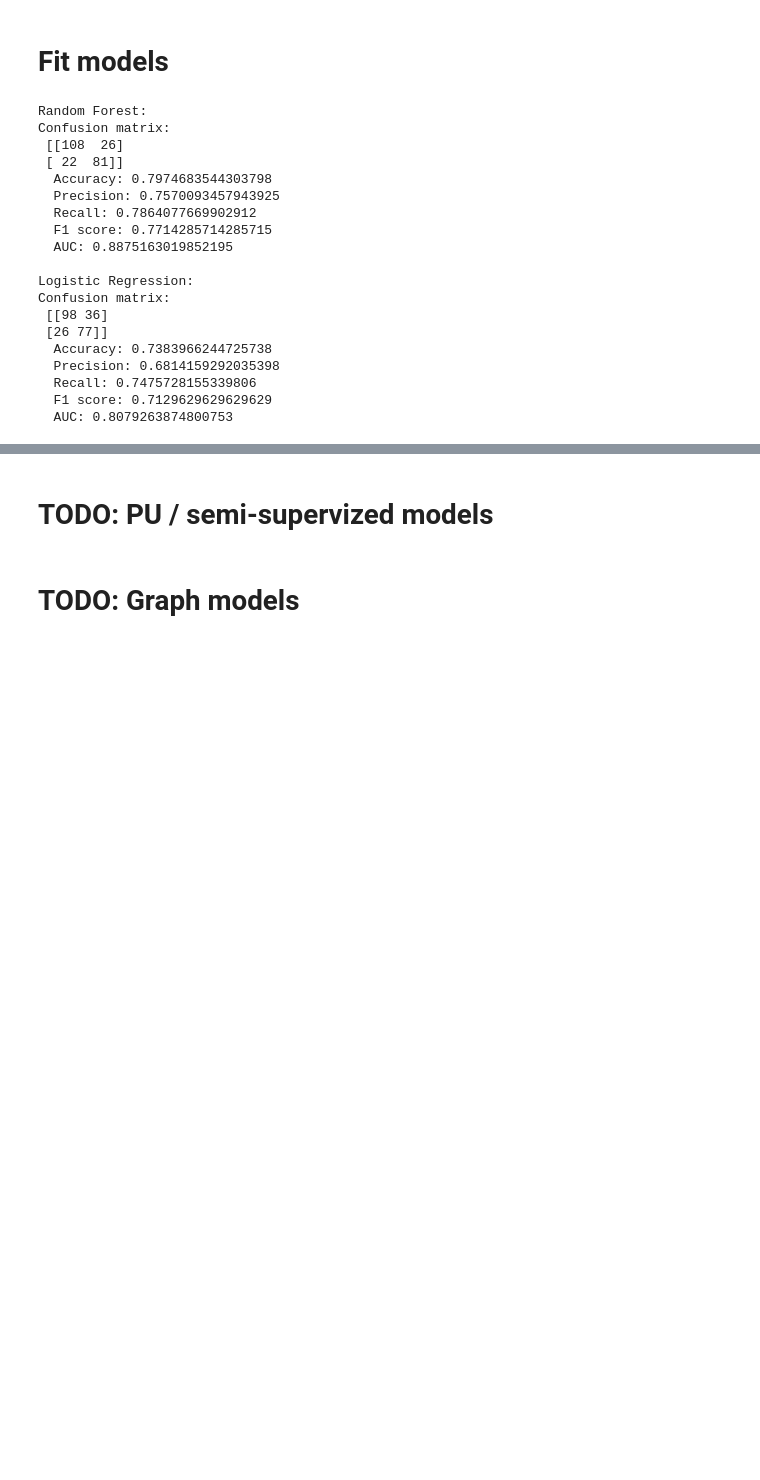
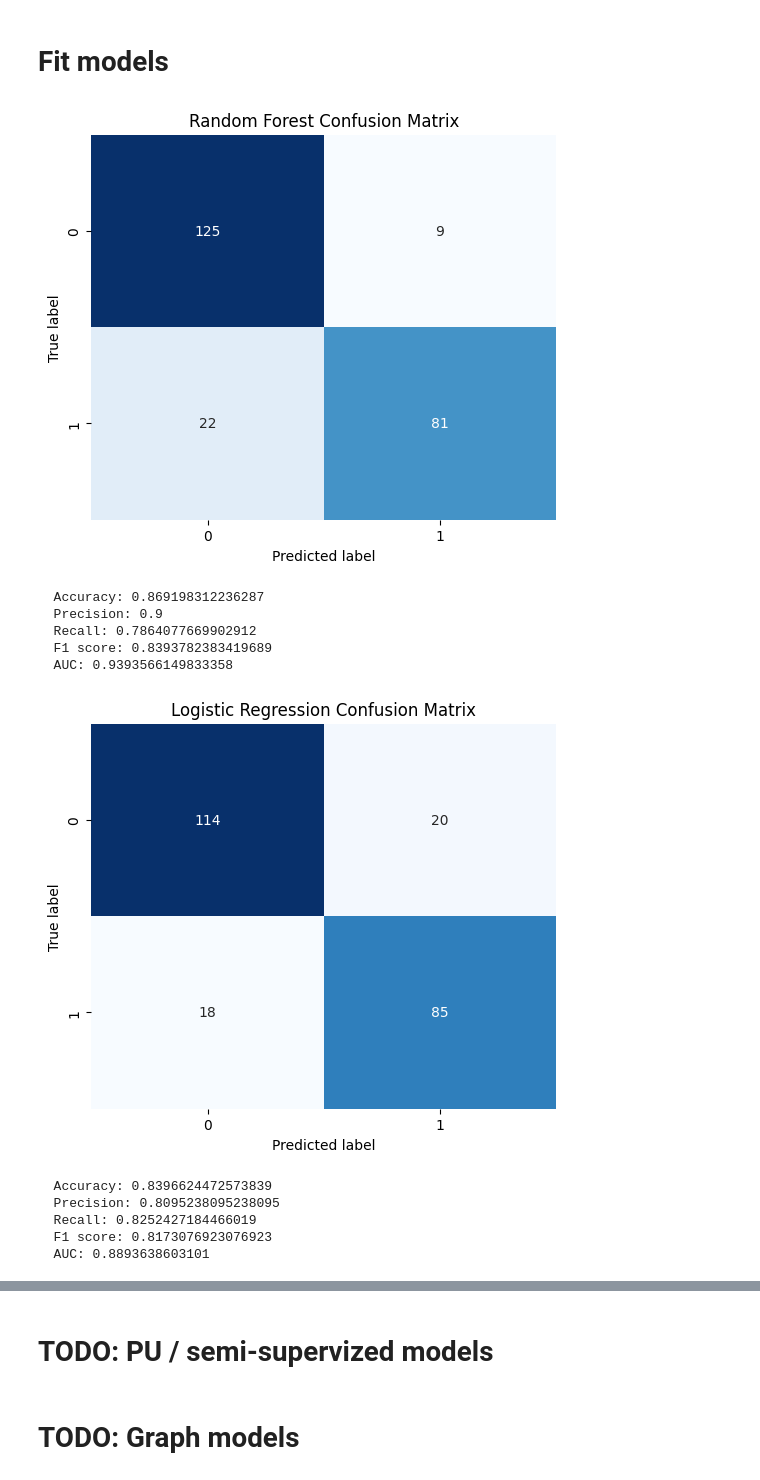
Before and after one commit to Vladislav-Antipin/DALAS-Project, a Jupyter notebook: notebooks/04-model_training.ipynb, the cells around one changed output, grey strips where cells are left out. Drawn from its saved outputs; the diff is of its cells as text; code cells hidden in the pictures; blank space fills up the shorter version.

```diff
--- a/notebooks/04-model_training.ipynb
+++ b/notebooks/04-model_training.ipynb
@@ -73,7 +73,7 @@ logreg_model = Pipeline(steps=[
 # 4. Train/test split
 # ---------------------------------------
 X_train, X_test, y_train, y_test = train_test_split(
-    X, y, test_size=0.2, random_state=44, stratify=y
+    X, y, test_size=0.2, random_state=42, stratify=y
 )
 
 # ---------------------------------------
@@ -93,56 +93,62 @@ logreg_proba = logreg_model.predict_proba(X_test)[:, 1]
 
 from sklearn.metrics import (
     confusion_matrix,
     accuracy_score,
     roc_auc_score,
     precision_score,
     recall_score,
     f1_score
 )
 
 # ---------------------------------------
 # 7. Evaluation
 # ---------------------------------------
 
 # TODO: balanced_accuracy score
 # TODO: see wikipedian evalution metrics forbinary classification
 # TODO: check imbalanced_learn module
 
-print("Random Forest:")
-print("Confusion matrix:\n", confusion_matrix(y_test, rf_pred))
+
+cm = confusion_matrix(y_test, rf_pred)
+plt.figure(figsize=(6,5))
+sns.heatmap(cm, annot=True, fmt='d', cmap='Blues', cbar=False)
+plt.xlabel('Predicted label')
+plt.ylabel('True label')
+plt.title('Random Forest Confusion Matrix')
+plt.show()
+
 print("  Accuracy:", accuracy_score(y_test, rf_pred))
 print("  Precision:", precision_score(y_test, rf_pred))
 print("  Recall:", recall_score(y_test, rf_pred))
 print("  F1 score:", f1_score(y_test, rf_pred))
 print("  AUC:", roc_auc_score(y_test, rf_proba))
 
-print("\nLogistic Regression:")
-print("Confusion matrix:\n", confusion_matrix(y_test, logreg_pred))
+
+cm = confusion_matrix(y_test, logreg_pred)
+plt.figure(figsize=(6,5))
+sns.heatmap(cm, annot=True, fmt='d', cmap='Blues', cbar=False)
+plt.xlabel('Predicted label')
+plt.ylabel('True label')
+plt.title('Logistic Regression Confusion Matrix')
+plt.show()
 print("  Accuracy:", accuracy_score(y_test, logreg_pred))
 print("  Precision:", precision_score(y_test, logreg_pred))
 print("  Recall:", recall_score(y_test, logreg_pred))
 print("  F1 score:", f1_score(y_test, logreg_pred))
 print("  AUC:", roc_auc_score(y_test, logreg_proba))
 # %% [output]
+[figure, added]
-Random Forest:
-Confusion matrix:
- [[108  26]
- [ 22  81]]
-  Accuracy: 0.7974683544303798
-  Precision: 0.7570093457943925
+  Accuracy: 0.869198312236287
+  Precision: 0.9
   Recall: 0.7864077669902912
-  F1 score: 0.7714285714285715
-  AUC: 0.8875163019852195
-
-Logistic Regression:
-Confusion matrix:
- [[98 36]
- [26 77]]
-  Accuracy: 0.7383966244725738
-  Precision: 0.6814159292035398
-  Recall: 0.7475728155339806
-  F1 score: 0.7129629629629629
-  AUC: 0.8079263874800753
+  F1 score: 0.8393782383419689
+  AUC: 0.9393566149833358
+[figure, added]
+  Accuracy: 0.8396624472573839
+  Precision: 0.8095238095238095
+  Recall: 0.8252427184466019
+  F1 score: 0.8173076923076923
+  AUC: 0.8893638603101
 # %%
 import numpy as np
 
```
Also changed, not shown: parts of 2 cells of this notebook, 1 other file.
